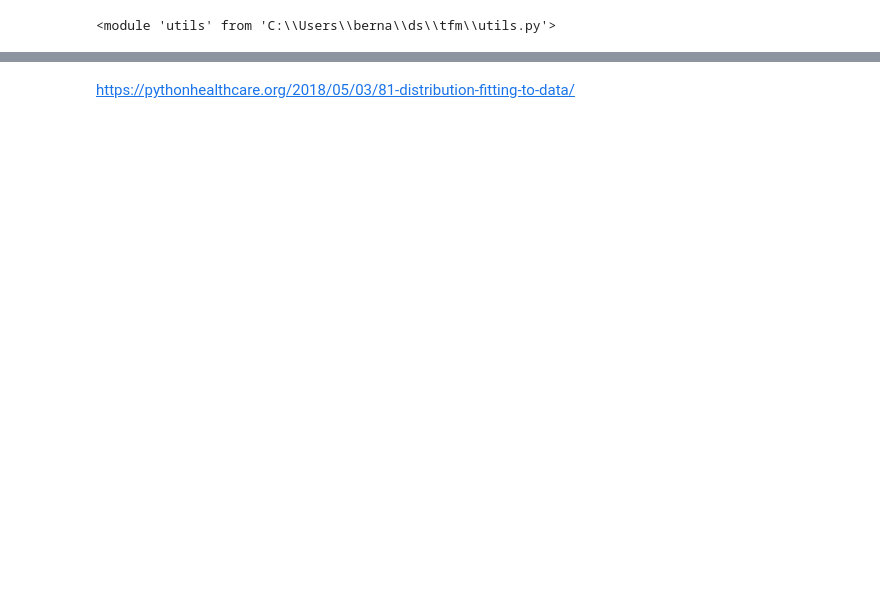
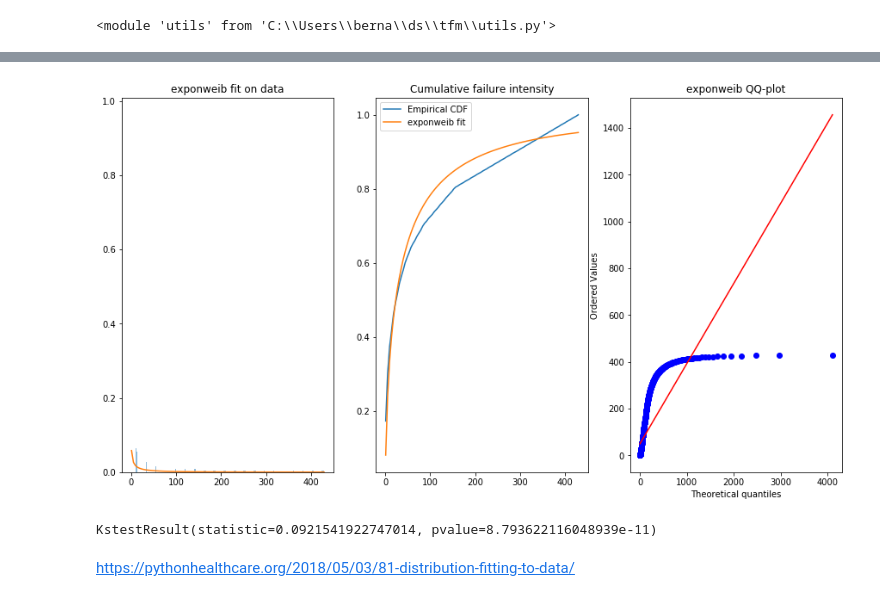
Before and after one commit to bernatesquirol/tfm, a Jupyter notebook: statistical_fit.ipynb, the cells around one changed output, grey strips where cells are left out. Cells and saved outputs as stored; diff of their text form; code cells hidden in the pictures; blank space fills up the shorter version.

```diff
--- a/statistical_fit.ipynb
+++ b/statistical_fit.ipynb
@@ -82,2 +113,10 @@ get_best_args_plot_result(y, 'exponweib')
+# %%
+best_args_2 = plot_best_args(users_rt_and_quotes, 'exponweib')
+# %% [output]
+[figure, added]
+# %%
+scipy.stats.kstest(y_rts, 'exponweib', args=best_args_2)
+# %% [output]
+KstestResult(statistic=0.0921541922747014, pvalue=8.793622116048939e-11)
 # %% [markdown]
 https://pythonhealthcare.org/2018/05/03/81-distribution-fitting-to-data/
```
Also changed, not shown: parts of 21 cells of this notebook, 8 other files.
